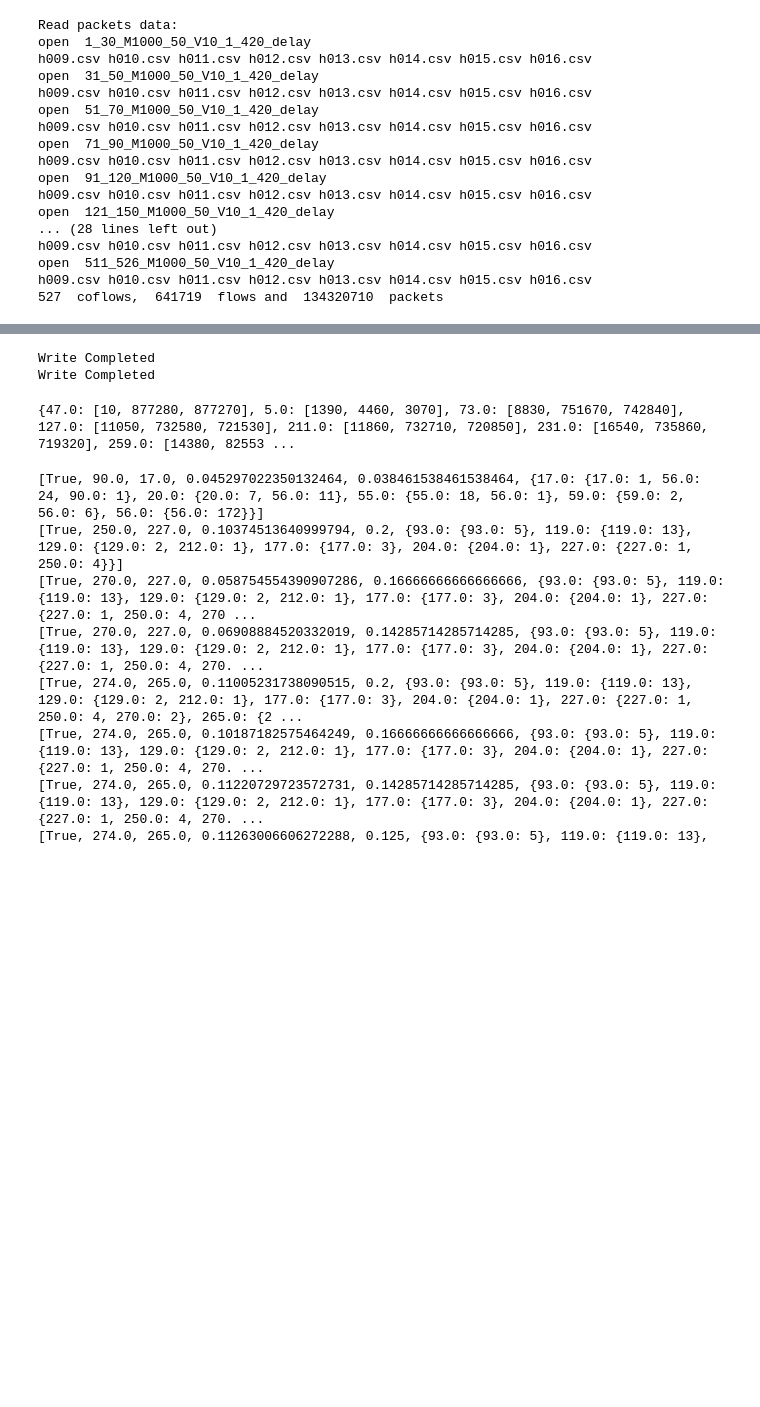
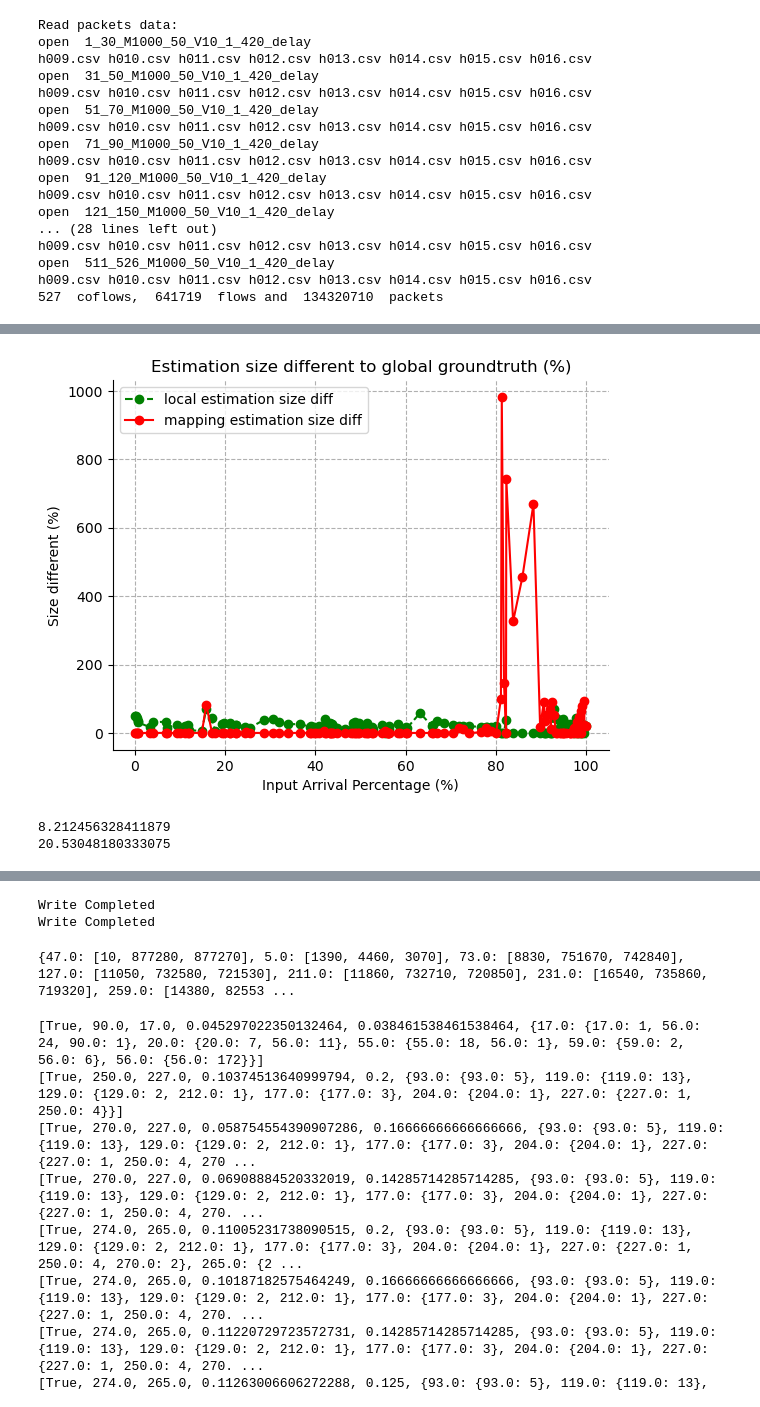
Before and after one commit to yw63/coflow_multi_switch, a Jupyter notebook: p4_simulator_multi.ipynb, the cells around one changed output, grey strips where cells are left out. Saved outputs shown, nothing was run; the diff lists cells and outputs as text; code cells hidden in the pictures; blank space fills up the shorter version.

```diff
--- a/p4_simulator_multi.ipynb
+++ b/p4_simulator_multi.ipynb
@@ -1488,0 +1941,11 @@ Time sl
+# %%
+avg1 = []
+avg2 = []
+for key in partial_accuracy_improvement:
+    print(partial_accuracy_improvement[key])
+    if partial_accuracy_improvement[key][0] != 0:
+        avg1.append(partial_accuracy_improvement[key][0])
+    if partial_accuracy_improvement[key][1] != 0:
+        avg2.append(partial_accuracy_improvement[key][1])
+print(sum(avg1)/len(avg1))
+print(sum(avg2)/len(avg2))
@@ -1489,2 +1970,5 @@ Time sl
+# %%
+for key in priority_accuracy.keys():
+    print(priority_accuracy[key])
 # %%
 for key in priority_result.keys():
@@ -1509,0 +2003,3 @@ for key in priority_result.keys():
+# %%
+for key in coflow_size_estimation_record.keys():
+    print(coflow_size_estimation_record[key])
@@ -1509,0 +2024,42 @@ for key in priority_result.keys():
+# %%
+mapping_diff = []
+local_diff = []
+timer = []
+for key in coflow_size_estimation_record.keys():
+    timer.append(key)
+    global_size = coflow_size_estimation_record[key][1]
+    mapping_estimation = coflow_size_estimation_record[key][2]
+    local_estimation = coflow_size_estimation_record[key][4][0]
+    mapping_diff.append((abs(global_size-mapping_estimation)/global_size)*100)
+    local_diff.append((abs(global_size-local_estimation)/global_size)*100)
+
+arrival_percentage = []
+for i in range(len(timer)):
+    arrival_percentage.append(timer[i]/timer[-1]*100)
+filename = "Coflow_size_estiamtion_diff_"+str(numOfSwitches)+"switch_"+str(numofCoflows)+"coflow_"+str(len(sample_input_queue))+"packets_alpha="+str(alpha)
+plt.plot(arrival_percentage, local_diff, 'go--')
+plt.plot(arrival_percentage, mapping_diff, 'ro-')
+'''
+plt.plot(arrival_percentage[math.floor(len(arrival_percentage)/2):], local_diff[math.floor(len(local_diff)/2):], 'go--')
+plt.plot(arrival_percentage[math.floor(len(arrival_percentage)/2):], mapping_diff[math.floor(len(mapping_diff)/2):], 'ro-')
+'''
+plt.legend(['local estimation size diff', 'mapping estimation size diff'])
+plt.title('Estimation size different to global groundtruth (%)')
+plt.xlabel('Input Arrival Percentage (%)')
+plt.ylabel('Size different (%)')
+plt.gca().spines['right'].set_visible(False)
+plt.gca().spines['top'].set_visible(False)
+plt.grid(linestyle='--')
+plt.savefig("plt/" + filename + ".png")
+# %% [output]
+[figure, added]
+# %%
+new_diff = []
+for diff in mapping_diff:
+    if diff<=100.0:
+        new_diff.append(diff)
+print(sum(new_diff)/len(new_diff))
+print(sum(local_diff)/len(local_diff))
+# %% [output]
+8.212456328411879
+20.53048180333075
```
Also changed, not shown: parts of 24 cells of this notebook, 1 other file.
